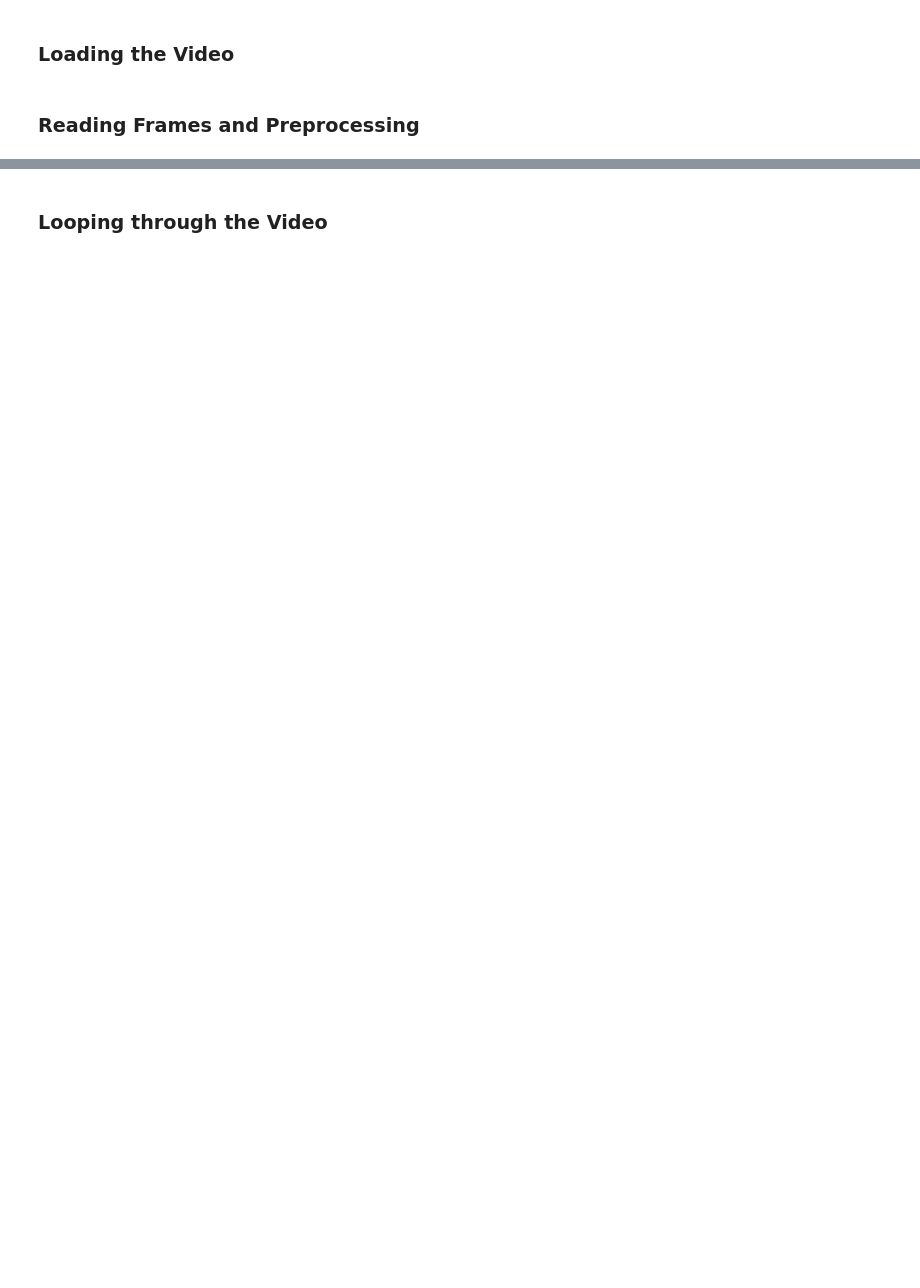
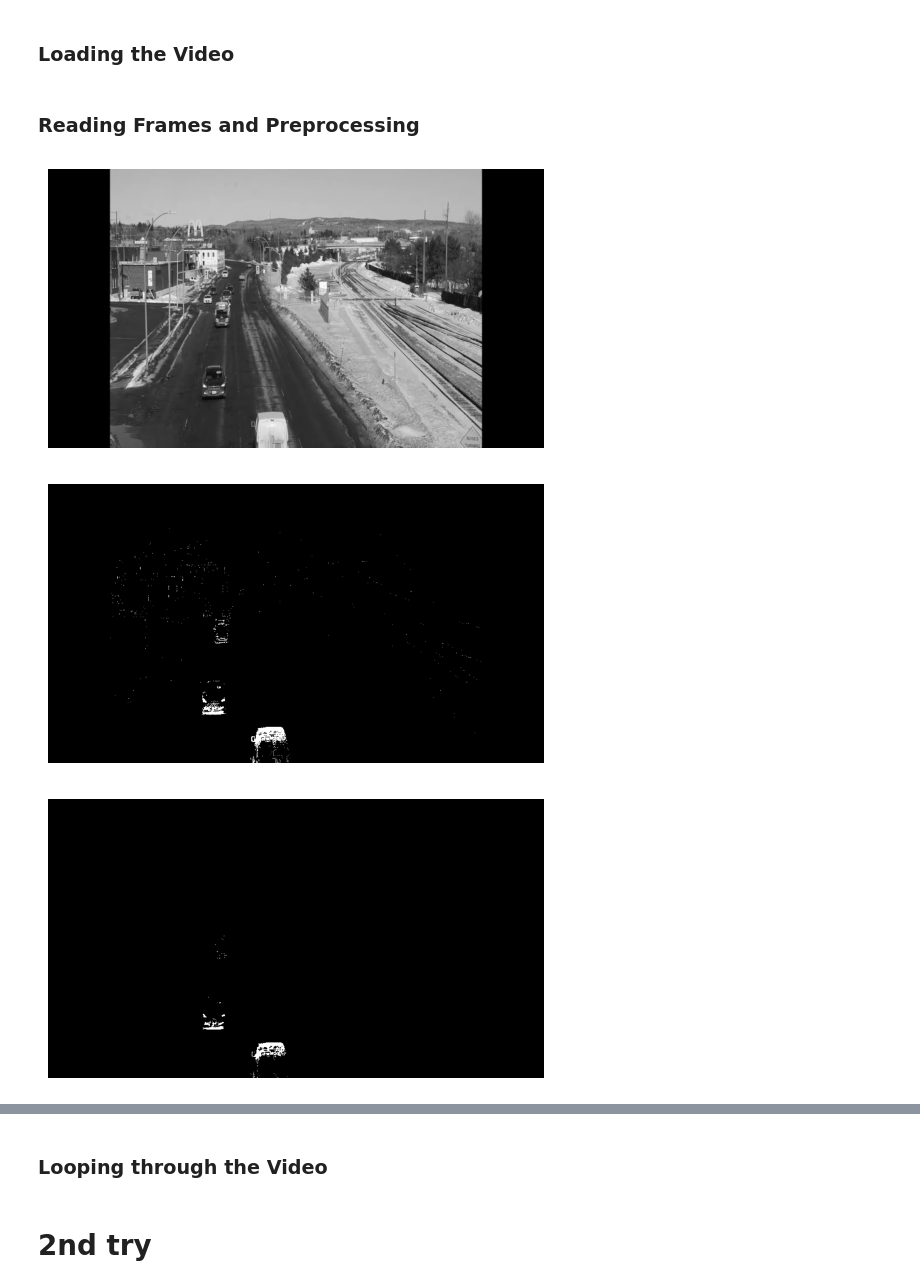
Before and after one commit to pedromartip/visual_tracking_algorithm, a Jupyter notebook: code.ipynb, the cells around one changed output, grey strips where cells are left out. Drawn from its saved outputs; the diff is of its cells as text; code cells hidden in the pictures; blank space fills up the shorter version.

```diff
--- a/code.ipynb
+++ b/code.ipynb
@@ -11,23 +14,55 @@ cap = cv2.VideoCapture(video_path)
 if not cap.isOpened():
     print("Error: Could not open video.")
     exit()
+# %%
+# Initialize MOG2 Background subtractor
+backSub = cv2.createBackgroundSubtractorMOG2(history=500, varThreshold=50, detectShadows=True)
 # %% [markdown]
 ### Reading Frames and Preprocessing
 # %%
 # Display an image
 def display_image(image):
     plt.imshow(cv2.cvtColor(image, cv2.COLOR_BGR2RGB))
     plt.axis('off')
     plt.show()
 
 # Read the first frame
 ret, frame = cap.read()
+kernel_erode = cv2.getStructuringElement(cv2.MORPH_ELLIPSE, (2, 2))
+kernel_dilate = cv2.getStructuringElement(cv2.MORPH_ELLIPSE, (5, 5))
 
 if ret:
     # Convert the frame to grayscale
     gray_frame = cv2.cvtColor(frame, cv2.COLOR_BGR2GRAY)
 
+    # Apply background subtraction
+    fgMask = backSub.apply(gray_frame)
+    fgMask_erode = cv2.erode(fgMask, kernel_erode, iterations=1)
+    _, fgMask_shadow_removed = cv2.threshold(fgMask_erode, 127, 255, cv2.THRESH_BINARY)
+    fgMask_dilated = cv2.dilate(fgMask_shadow_removed, kernel_dilate, iterations=2)
+
+    # Countour edtection
+    contours, _ = cv2.findContours(fgMask_dilated, cv2.RETR_EXTERNAL, cv2.CHAIN_APPROX_SIMPLE)
+
+    for contour in contours:
+        if cv2.contourArea(contour) > 200:
+            x, y , w, h = cv2.boundingRect(contour)
+            aspect_ratio = w / float(h)
+
+            if 0.5 < aspect_ratio < 5:
+                cv2.rectangle(frame, (x,y), (x+w, y+h), (0, 255, 0), 2)
+
     # Display the frame
     display_image(gray_frame)
+    display_image(fgMask)
+    display_image(fgMask_erode)
+    display_image(fgMask_dilated)
+    display_image(frame)
+
+
 else:
     print("Error: Could not read frame.")
+# %% [output]
+[figure, added]
+[figure, added]
+[figure, added]
@@ -47,3 +87,5 @@ while True:
 
 # Release the video capture object
 cap.release()
+# %% [markdown]
+# 2nd try
```
Also changed, not shown: parts of 8 cells of this notebook.
